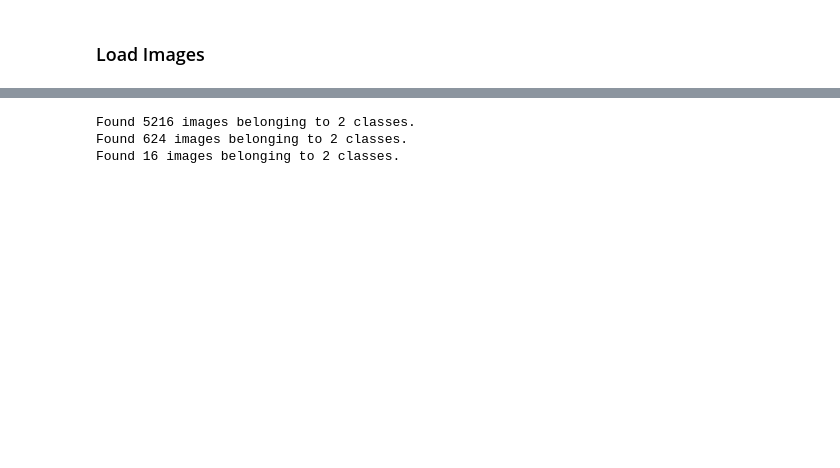
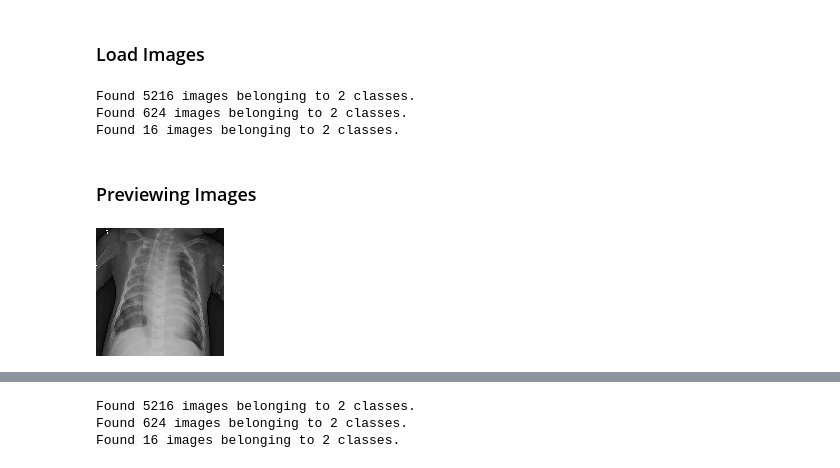
Before and after one commit to Ericusick/Chest_X-Ray-Image_Classification, a Jupyter notebook: X-ray.ipynb, the cells around one changed output, grey strips where cells are left out. Cells and saved outputs as stored; diff of their text form; code cells hidden in the pictures; blank space fills up the shorter version.

```diff
--- a/X-ray.ipynb
+++ b/X-ray.ipynb
@@ -27,3 +25,37 @@ ModuleNotFoundError: No module named 'tensorflow.python.platform'
 train_data_dir = 'chest_xray/train/'
 test_data_dir = 'chest_xray/test/'
 val_data_dir = 'chest_xray/val/'
+# %%
+#Get all the data in each generator and reshaping the images
+train_generator = ImageDataGenerator(rescale = 1./255).flow_from_directory(
+        train_data_dir,
+        target_size=(128, 128),
+        color_mode = 'grayscale',
+        batch_size=500)
+
+test_generator = ImageDataGenerator(rescale = 1./255).flow_from_directory(
+        test_data_dir,
+        target_size=(128, 128),
+        color_mode = 'grayscale',
+        batch_size=200)
+
+val_generator = ImageDataGenerator(rescale = 1./255).flow_from_directory(
+        val_data_dir,
+        target_size=(128, 128),
+        color_mode = 'grayscale',
+        batch_size=200)
+# %% [output]
+Found 5216 images belonging to 2 classes.
+Found 624 images belonging to 2 classes.
+Found 16 images belonging to 2 classes.
+# %%
+#Create the datasets
+train_images, train_labels = next(train_generator)
+test_images, test_labels = next(test_generator)
+val_images, val_labels = next(val_generator)
+# %% [markdown]
+### Previewing Images
+# %%
+array_to_img(train_images[10])
+# %% [output]
+[figure, added]
```
Also changed, not shown: parts of 91 cells of this notebook.
